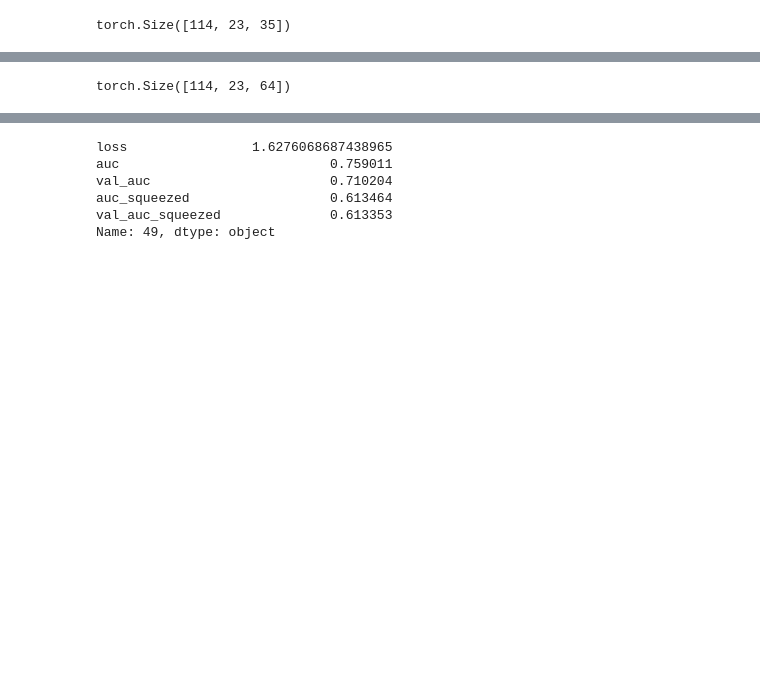
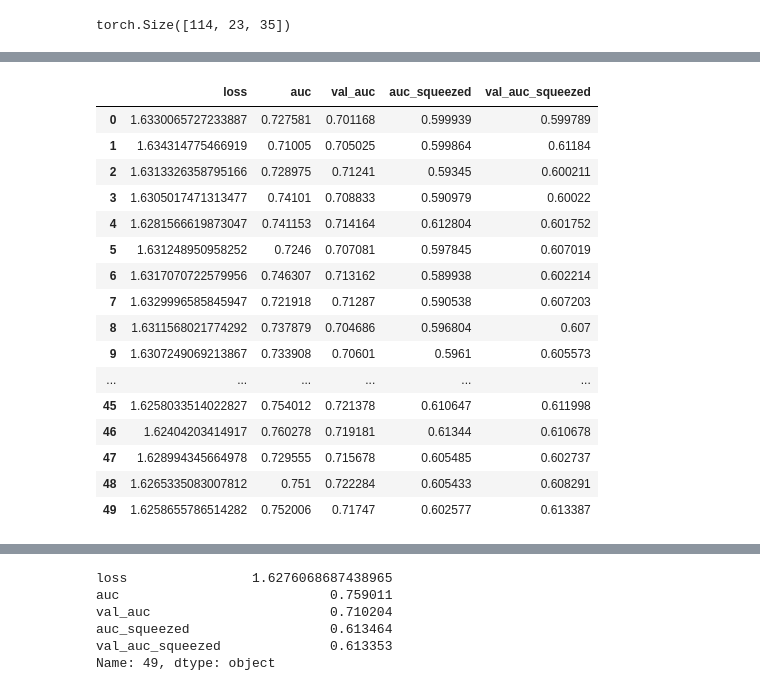
Before and after one commit to joebhakim/testbed, a Jupyter notebook: dev_notebook.ipynb, the cells around one changed output, grey strips where cells are left out. Drawn from its saved outputs; the diff is of its cells as text; code cells hidden in the pictures; blank space fills up the shorter version.

```diff
--- a/dev_notebook.ipynb
+++ b/dev_notebook.ipynb
@@ -402,7 +352,7 @@ class temp_layer_g(nn.Module):
 bs = 128 # batch size
 nbatches = int(x_train.shape[0]/bs)+1
 # %%
-x_train, y_train, x_val, y_val = prepocess_training_data_chirag(data_x, data_y, vsize=0.25, random_state=563)
+x_train, y_train, x_val, y_val = utils.prepocess_training_data_chirag(data_x, data_y, vsize=0.25, random_state=563)
 # %%
 y_train_bozo = (x_train[:,:,0:3] > 55) * 1.0
 y_train_bozo[:,:,0] = 1.0
@@ -505,9 +370,7 @@ bozo = F.gumbel_softmax(nn.Linear(8, 64)(tf(xb)), tau=0.5, hard=True)
-# %%
-bozo.shape
-# %% [output]
-torch.Size([114, 23, 64])
 # %%
 
 tf = temp_layer_f()
 tg = temp_layer_g()
+
+run_pretrain_loop(x_train, y_train)
 # %%
@@ -582,3 +379,25 @@ metrics_record['epoch'] = metrics_record.index + 1
+# %%
+K = 1
+# %%
+utils.training_loop_iter_K(K,x_train, y_train, x_val, y_val, bs)
+# %% [output]
+|  | loss | auc | val_auc | auc_squeezed | val_auc_squeezed |
+| 0 | 1.6330065727233887 | 0.727581 | 0.701168 | 0.599939 | 0.599789 |
+| 1 | 1.634314775466919 | 0.71005 | 0.705025 | 0.599864 | 0.61184 |
+| 2 | 1.6313326358795166 | 0.728975 | 0.71241 | 0.59345 | 0.600211 |
+| 3 | 1.6305017471313477 | 0.74101 | 0.708833 | 0.590979 | 0.60022 |
+| 4 | 1.6281566619873047 | 0.741153 | 0.714164 | 0.612804 | 0.601752 |
+| 5 | 1.631248950958252 | 0.7246 | 0.707081 | 0.597845 | 0.607019 |
+| 6 | 1.6317070722579956 | 0.746307 | 0.713162 | 0.589938 | 0.602214 |
+| 7 | 1.6329996585845947 | 0.721918 | 0.71287 | 0.590538 | 0.607203 |
+| 8 | 1.6311568021774292 | 0.737879 | 0.704686 | 0.596804 | 0.607 |
+| 9 | 1.6307249069213867 | 0.733908 | 0.70601 | 0.5961 | 0.605573 |
+| ... | ... | ... | ... | ... | ... |
+| 45 | 1.6258033514022827 | 0.754012 | 0.721378 | 0.610647 | 0.611998 |
+| 46 | 1.62404203414917 | 0.760278 | 0.719181 | 0.61344 | 0.610678 |
+| 47 | 1.628994345664978 | 0.729555 | 0.715678 | 0.605485 | 0.602737 |
+| 48 | 1.6265335083007812 | 0.751 | 0.722284 | 0.605433 | 0.608291 |
+| 49 | 1.6258655786514282 | 0.752006 | 0.71747 | 0.602577 | 0.613387 |
 # %%
 import seaborn as sns
 # %%
```
Also changed, not shown: parts of 52 cells of this notebook, 2 other files.
